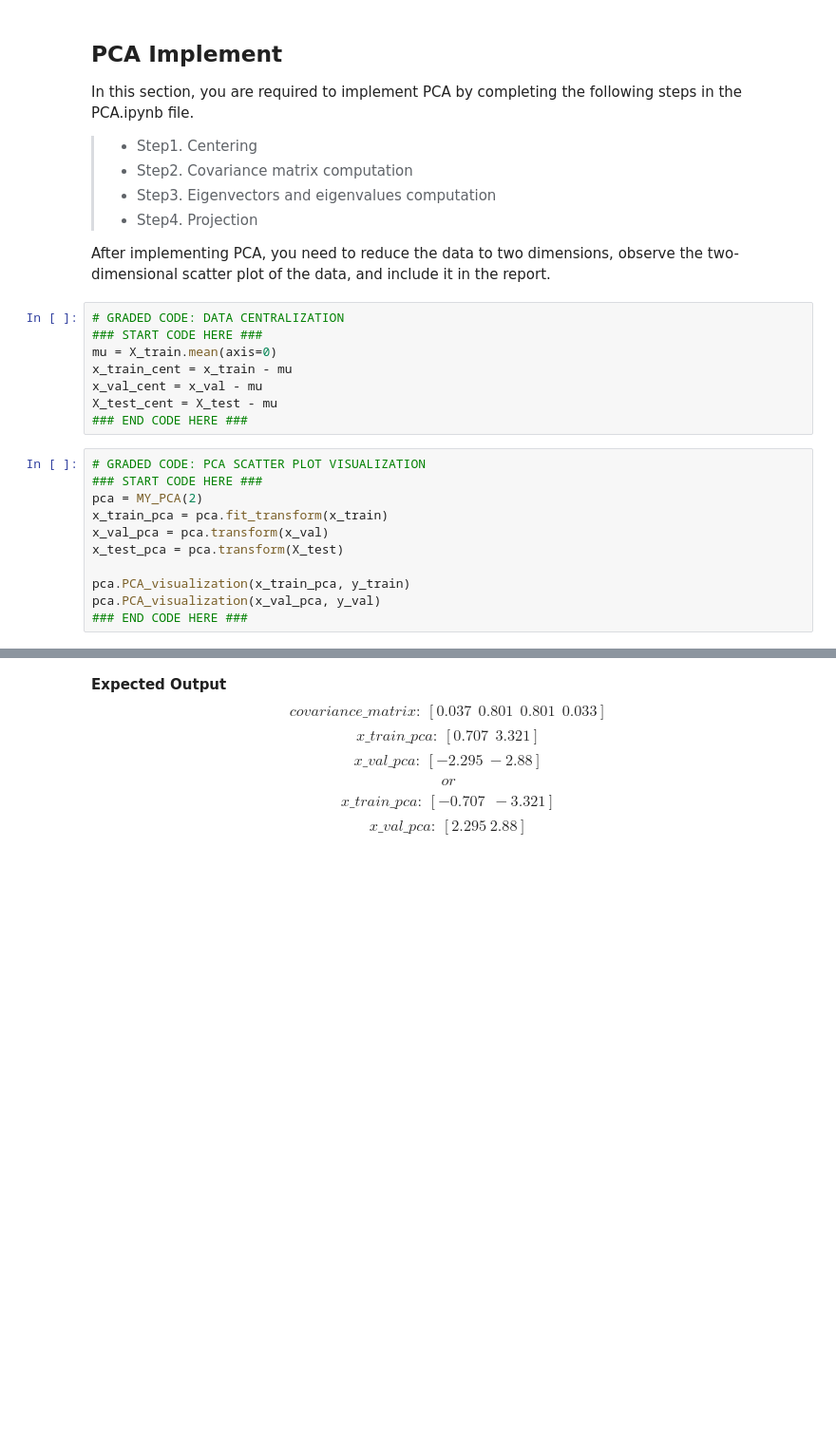
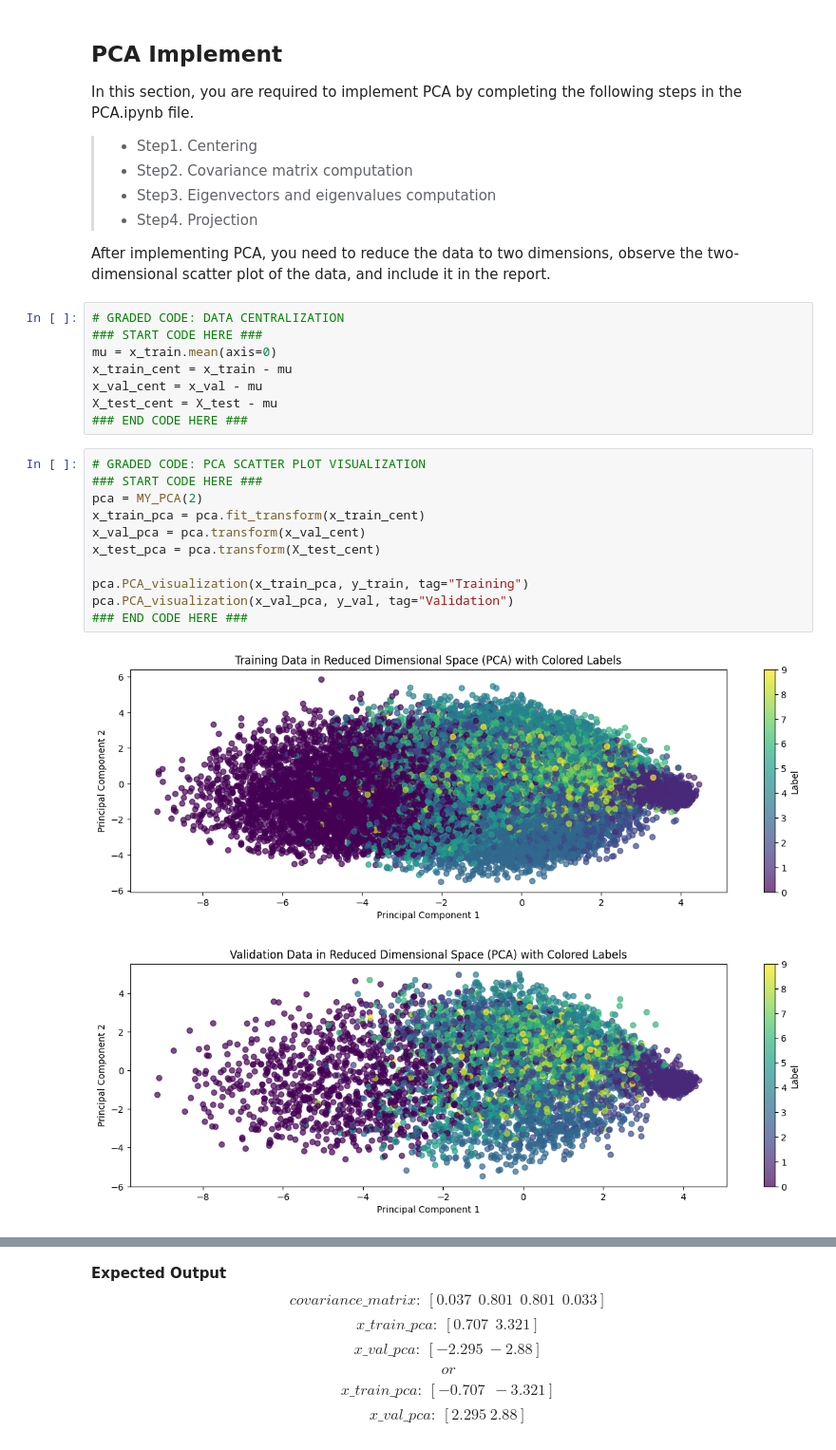
Before and after one commit to nevikw39/ML, a Jupyter notebook: HW4/HW4.ipynb, the cells around one changed output, grey strips where cells are left out. Shown at 95% size. Drawn from its saved outputs; the diff is of its cells as text; blank space fills up the shorter version.

```diff
--- a/HW4/HW4.ipynb
+++ b/HW4/HW4.ipynb
@@ -95,7 +95,7 @@ After implementing PCA, you need to reduce the data to two dimensions, observe t
 # %%
 # GRADED CODE: DATA CENTRALIZATION
 ### START CODE HERE ###
-mu = X_train.mean(axis=0)
+mu = x_train.mean(axis=0)
 x_train_cent = x_train - mu
 x_val_cent = x_val - mu
 X_test_cent = X_test - mu
@@ -103,14 +103,17 @@ X_test_cent = X_test - mu
 # %%
 # GRADED CODE: PCA SCATTER PLOT VISUALIZATION
 ### START CODE HERE ###
 pca = MY_PCA(2)
-x_train_pca = pca.fit_transform(x_train)
-x_val_pca = pca.transform(x_val)
-x_test_pca = pca.transform(X_test)
+x_train_pca = pca.fit_transform(x_train_cent)
+x_val_pca = pca.transform(x_val_cent)
+x_test_pca = pca.transform(X_test_cent)
 
-pca.PCA_visualization(x_train_pca, y_train)
-pca.PCA_visualization(x_val_pca, y_val)
+pca.PCA_visualization(x_train_pca, y_train, tag="Training")
+pca.PCA_visualization(x_val_pca, y_val, tag="Validation")
 ### END CODE HERE ###
+# %% [output]
+[figure, added]
+[figure, added]
 # %%
 basic_cov = pca.covariance_matrix
 print('covariance_matrix: ', basic_cov[100][12:16].round(3))
```
Also changed, not shown: parts of 5 cells of this notebook, 1 other file.
